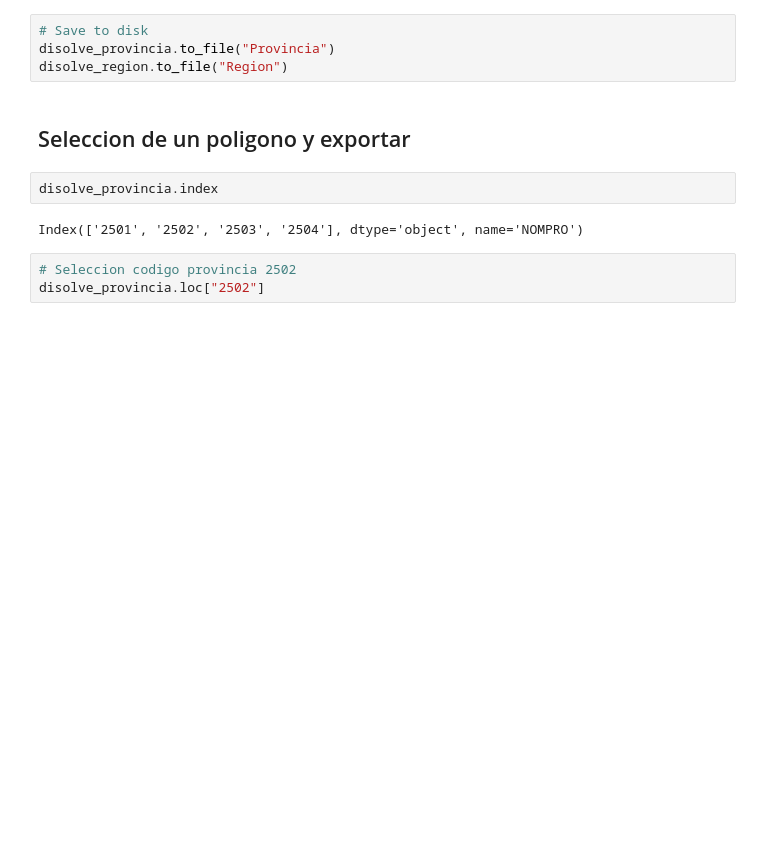
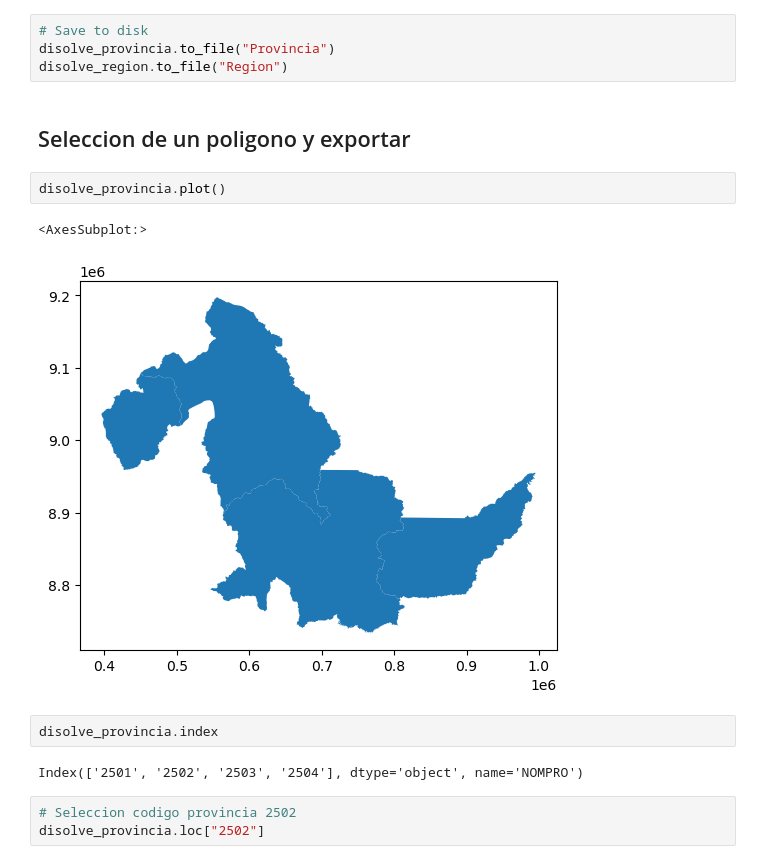
Before and after one commit to bismarksr17/sig_python, a Jupyter notebook: Script/21_Geoprocesamiento_I.ipynb, the cells around one changed output. Saved outputs shown, nothing was run; the diff lists cells and outputs as text; blank space fills up the shorter version.

```diff
--- a/Script/21_Geoprocesamiento_I.ipynb
+++ b/Script/21_Geoprocesamiento_I.ipynb
@@ -66,6 +66,11 @@ disolve_provincia.to_file("Provincia")
 disolve_region.to_file("Region")
 # %% [markdown]
 ## Seleccion de un poligono y exportar
+# %%
+disolve_provincia.plot()
+# %% [output]
+<AxesSubplot:>
+[figure, added]
 # %%
 disolve_provincia.index
 # %% [output]
```
Also changed, not shown: parts of 24 cells of this notebook, 9 other files.
